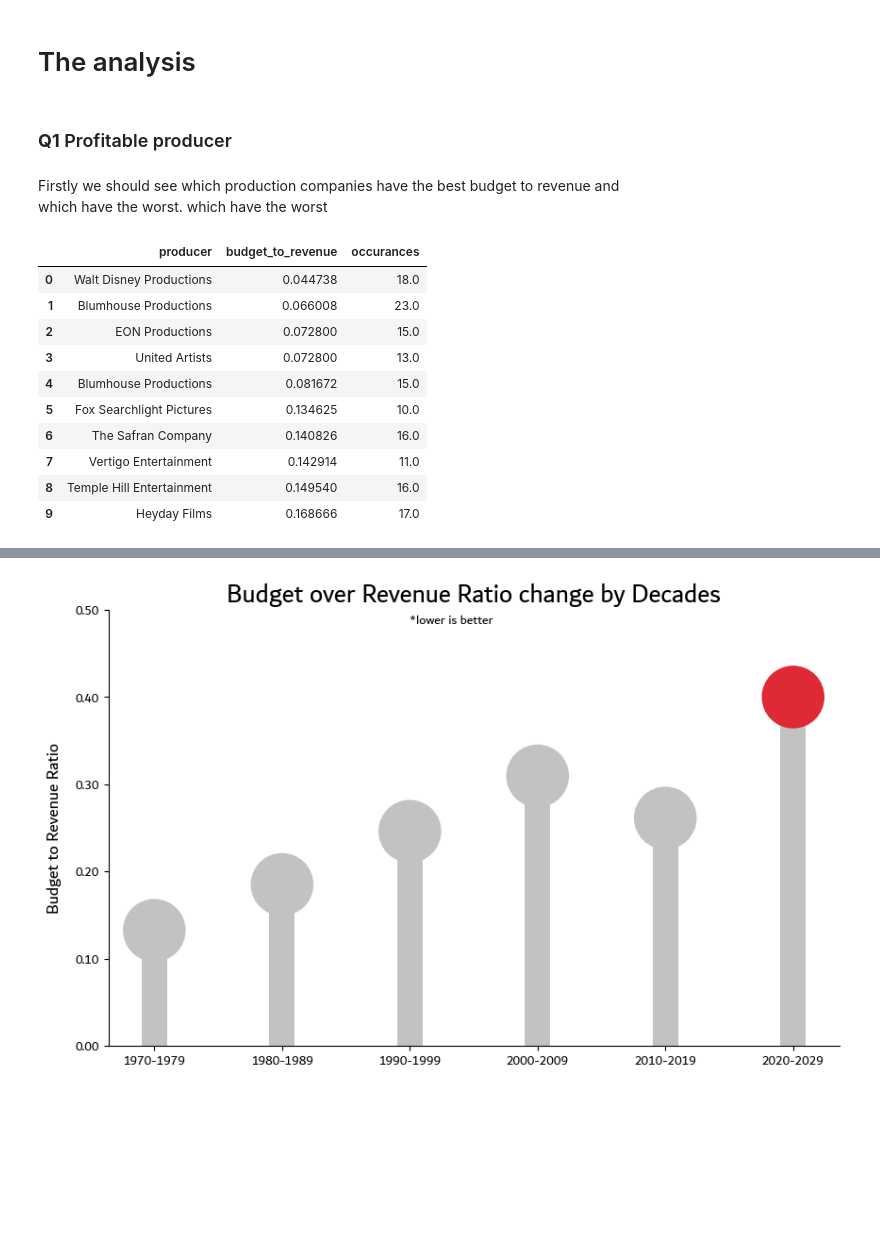
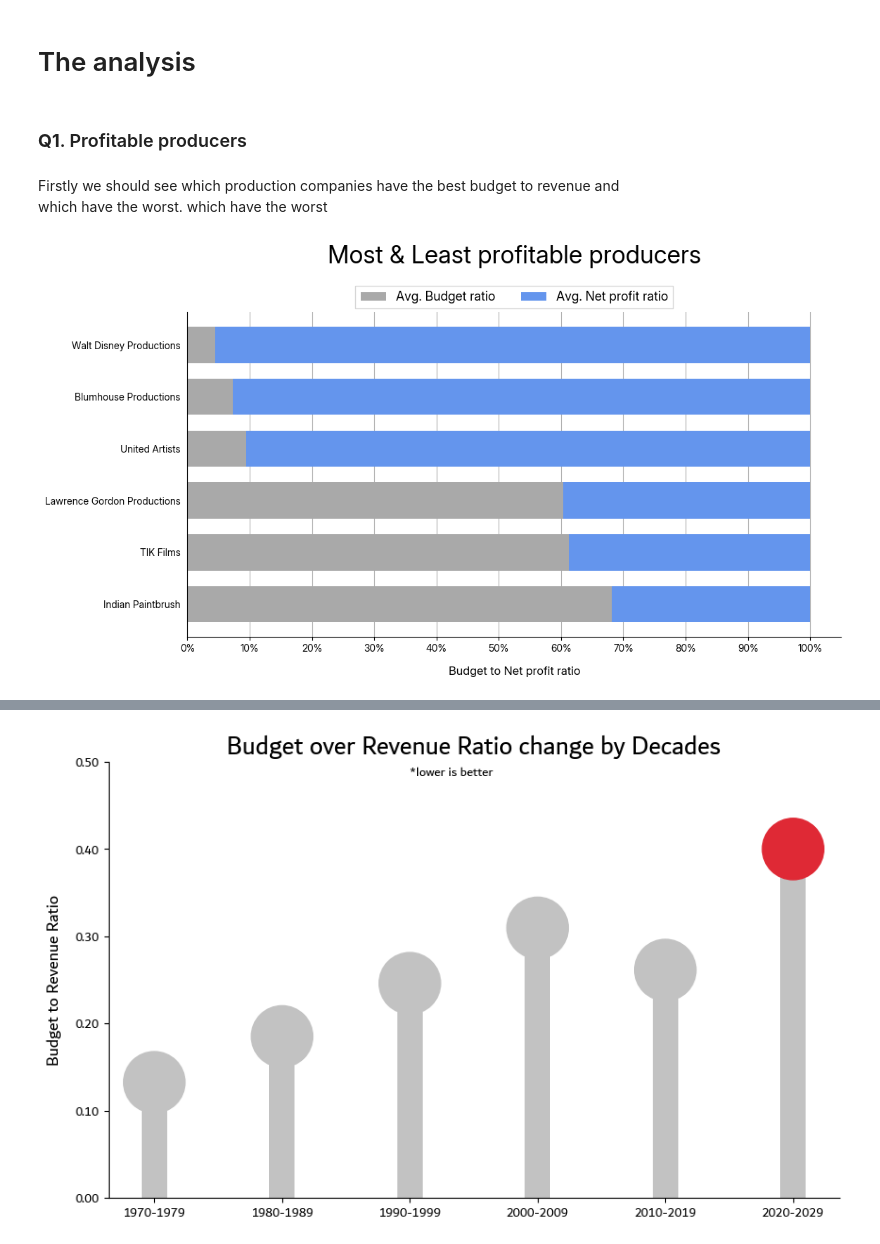
Before and after one commit to muabdalaleam/movies-analysis, a Jupyter notebook: notebooks/report.ipynb, the cells around one changed output, grey strips where cells are left out. Cells and saved outputs as stored; diff of their text form; code cells hidden in the pictures; blank space fills up the shorter version.

Commit message:
Finish a new chart in the report notebook

```diff
--- a/notebooks/report.ipynb
+++ b/notebooks/report.ipynb
@@ -42,13 +44,17 @@ from wordcloud import (
     STOPWORDS
 )
 # %%
-plt.rcParams['font.family'] = 'Inter'
-
 COLORS = ["#080708", "#3772FF", "#DF2935", "#FDCA40", "#c2c2c2"]
+FONT_PATH="../fonts/Inter_24pt-Regular.ttf"
 FONT = 25
 PAD = 25
+
+if os.path.isfile(FONT_PATH):
+    fm.fontManager.addfont(FONT_PATH)
+    prop = fm.FontProperties(fname=FONT_PATH)
+    plt.rcParams['font.family'] = prop.get_name()
 # %%
-df = pd.read_csv("./data/movies_clean.csv")
+df = pd.read_csv("../data/movies_clean.csv")
 
 df.info()
 # %% [output]
@@ -72,38 +78,70 @@ memory usage: 365.7+ KB
 # %% [markdown]
 # The analysis
 # %% [markdown]
-### **Q1** Profitable producer
+### **Q1**. Profitable producers
 # %% [markdown]
 Firstly we should see which production companies have the best budget to revenue and<br>
 which have the worst. which have the worst
 # %%
-duckdb.sql("""
+data = duckdb.sql("""
     SELECT producer,
-           MEDIAN(budget_to_revenue) AS budget_to_revenue,
-           SUM(occurance) AS occurances
+           MEDIAN(budget_to_revenue) AS budget_to_revenue, -- Median is the best for this case
+           SUM(occurance) AS occurances,
     FROM (
         SELECT
-            UNNEST(SPLIT(production_companies, ',')) AS producer,
+            UNNEST(SPLIT(production_companies, ', ')) AS producer,
             budget / revenue AS budget_to_revenue,
             1 AS occurance
         FROM df
-        WHERE ABS(budget_z_score)  < 3.5 AND -- we don't have to be too strict with outliers
+        WHERE ABS(budget_z_score)  < 3.5 AND -- We don't have to be too strict with outliers
               ABS(revenue_z_score) < 3.5
     )
     GROUP BY producer
     HAVING occurances >= 10 -- Making sure we don't get small producers
-    ORDER BY budget_to_revenue ASC
-    LIMIT 10
+    ORDER BY budget_to_revenue DESC -- From most succeful to least succeful
 """).df()
+
+data = pd.concat([data.iloc[:3], data.iloc[-3:]])
+
+
+fig, ax = plt.subplots()
+
+ax.barh(
+    data["producer"], data["budget_to_revenue"],
+    zorder=2,
+    height=0.7,
+    color="darkgrey",
+    label="Avg. Budget ratio"
+)
+
+ax.barh(
+    data["producer"], 1-data["budget_to_revenue"],
+    left=data["budget_to_revenue"],
+    zorder=2,
+    height=0.7,
+    color="cornflowerblue",
+    label="Avg. Net profit ratio"
+)
+
+ax.spines[['right', 'top']].set_visible(False)
+ax.grid('off', axis='x', zorder=0)
+ax.legend(
+    bbox_to_anchor=(0.5, 1.1, 0., 0.),
+    loc="upper center", ncols=2,
+    fancybox=False, fontsize=13
+)
+
+ax.set_xticks(np.arange(0, 1.1, 0.1))
+ax.yaxis.set_ticks_position('none')
+ax.xaxis.set_major_formatter(
+    ticker.FixedFormatter([str(x*10) + "%" for x in range(0, 11)])
+)
+
+ax.set_xlabel("Budget to Net profit ratio", fontsize=12, labelpad=13)
+ax.set_title("Most & Least profitable producers", fontsize=25, pad=50)
+
+fig.set_size_inches(12, 6)
+plt.savefig("../imgs/profitable_producer.jpg")
+plt.show()
 # %% [output]
-|  | producer | budget_to_revenue | occurances |
-| 0 | Walt Disney Productions | 0.044738 | 18.0 |
-| 1 | Blumhouse Productions | 0.066008 | 23.0 |
-| 2 | EON Productions | 0.072800 | 15.0 |
-| 3 | United Artists | 0.072800 | 13.0 |
-| 4 | Blumhouse Productions | 0.081672 | 15.0 |
-| 5 | Fox Searchlight Pictures | 0.134625 | 10.0 |
-| 6 | The Safran Company | 0.140826 | 16.0 |
-| 7 | Vertigo Entertainment | 0.142914 | 11.0 |
-| 8 | Temple Hill Entertainment | 0.149540 | 16.0 |
-| 9 | Heyday Films | 0.168666 | 17.0 |
+[figure, added]
```
Also changed, not shown: parts of 8 cells of this notebook.
